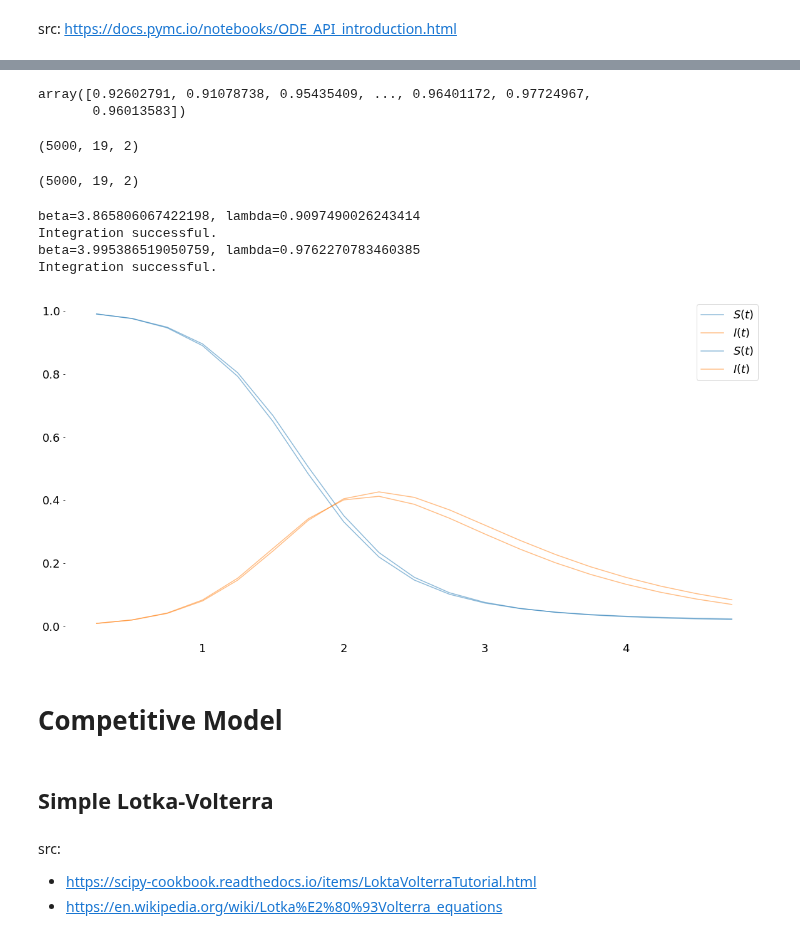
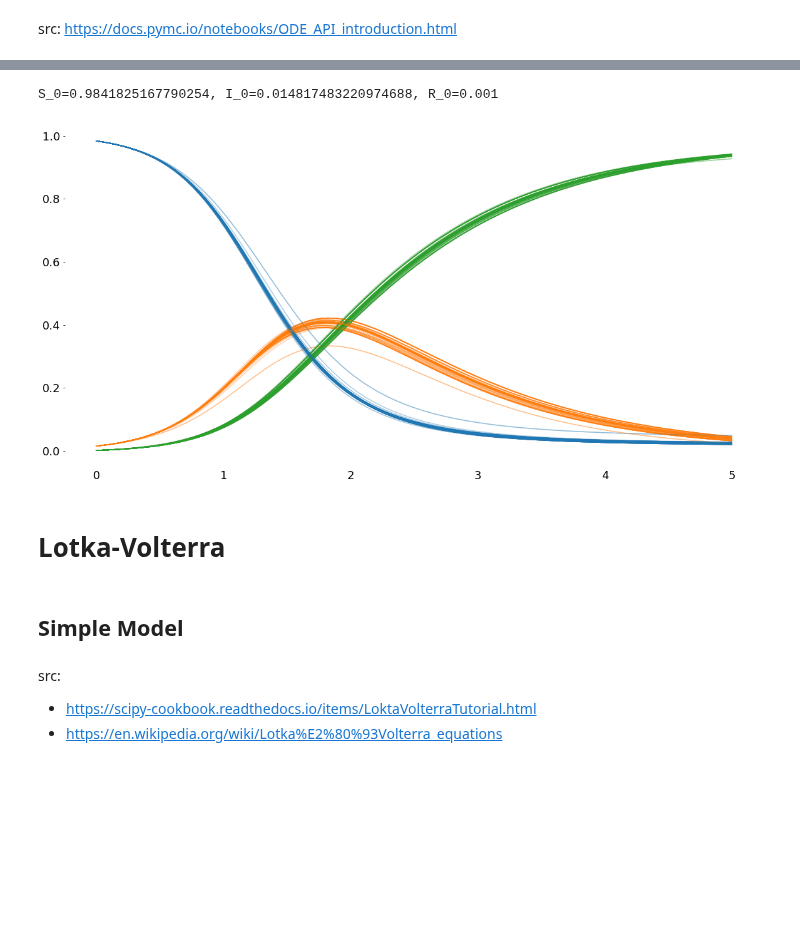
Before and after one commit to hsteinshiromoto/blog, a Jupyter notebook: notebooks/competitive_opinions/competitive_opinions.ipynb, the cells around one changed output, grey strips where cells are left out. Cells and saved outputs as stored; diff of their text form; code cells hidden in the pictures; blank space fills up the shorter version.

```diff
--- a/notebooks/competitive_opinions/competitive_opinions.ipynb
+++ b/notebooks/competitive_opinions/competitive_opinions.ipynb
@@ -78,0 +111,17 @@ Integration successful.
+# %%
+with pm.Model() as model:
+    sigma = pm.HalfCauchy('sigma', 1, shape=3)
+
+    # R0 is bounded below by 1 because we see an epidemic has occured
+    R0 = pm.Bound(pm.Normal, lower=1)('R0', 2, 3)
+    lam = pm.Lognormal('lambda', pm.math.log(2), 2)
+    beta = pm.Deterministic('beta', lam*R0)
+
+    curves = f_stocastic(x0, theta=[beta, lam])
+
+    Y = pm.Lognormal('Y', mu=pm.math.log(curves), sd=sigma, observed=xobs)
+
+    prior = pm.sample_prior_predictive()
+    trace = pm.sample(64, tune=10, cores=5, target_accept=0.9, return_inferencedata=False)
+    posterior_predictive = pm.sample_posterior_predictive(trace)
+    data = az.from_pymc3(trace=trace, prior = prior, posterior_predictive = posterior_predictive)
@@ -161,57 +165,24 @@ array([[<matplotlib.axes._subplots.AxesSubplot object at 0x...>,
-# %%
-trace["lambda"]
-# %% [output]
-array([0.92602791, 0.91078738, 0.95435409, ..., 0.96401172, 0.97724967,
-       0.96013583])
-# %%
-posterior_predictive["Y"].shape
-# %% [output]
-(5000, 19, 2)
-# %%
-np.asarray(posterior_predictive["Y"]).shape
-# %% [output]
-(5000, 19, 2)
 # %%
-def f(y, t, p):
-
-    ds = -p[0]*y[0]*y[1]
-    di = p[0]*y[0]*y[1] - p[1]*y[1]
-
-    return np.array([ds, di])
-
-t=np.arange(0.25, 5, 0.25)
-for i in range(np.asarray(posterior_predictive["Y"]).shape[2]):
+# x0 = np.random.uniform(0, 0.05)
+# x0 = [1-x0, x0]
+print(f"S_0={x0[0]}, I_0={x0[1]}, R_0={x0[2]}")
+# t=np.arange(0.25, 5, 0.25)
+for i in range(round(np.asarray(posterior_predictive["Y"]).shape[0])):
     ndx = np.random.randint(0, len(trace))
     beta, lam = trace[ndx]['beta'], trace[ndx]['lambda']
-    print(f"beta={beta}, lambda={lam}")
 
-#     def f(y, t, p):
-
-#     ds = -p[0]*y[0]*y[1]
-#     di = p[0]*y[0]*y[1] - p[1]*y[1]
-
-#     return np.array([ds, di])
-
-#     np.linspace(0, 15,  1000)
-#     y0=[0.99, 0.01]
-
-#     beta,gamma = 4,1.0
-#     # Create true curves
-    y, infodict = odeint(f, y0=[0.99, 0.01], t=t, args=((beta,lam),), rtol=1e-8, full_output=True)
-    plt.plot(t, y[:,0], color='C0', alpha=0.5, label=f'$S(t)$')
-    plt.plot(t, y[:,1], color ='C1', alpha=0.5, label=f'$I(t)$')
-    plt.legend()
-    print(infodict["message"])
+    # Create true curves
+    y, infodict = odeint(f, x0, t, args=((beta, lam),), rtol=1e-8, full_output=True)
+    plt.plot(t, y[:,0], color='C0', alpha=0.1, label=f'$S(t)$')
+    plt.plot(t, y[:,1], color ='C1', alpha=0.1, label=f'$I(t)$')
+    plt.plot(t, y[:,2], color ='C2', alpha=0.1, label=f'$R(t)$')
 # %% [output]
-beta=3.865806067422198, lambda=0.9097490026243414
-Integration successful.
-beta=3.995386519050759, lambda=0.9762270783460385
-Integration successful.
+S_0=0.9841825167790254, I_0=0.014817483220974688, R_0=0.001
-[figure, old version]
+[figure, new version]
+# %% [markdown]
+# Lotka-Volterra
 # %% [markdown]
-# Competitive Model
+## Simple Model
-# %% [markdown]
-## Simple Lotka-Volterra
 # %% [markdown]
 src:
 * https://scipy-cookbook.readthedocs.io/items/LoktaVolterraTutorial.html
```
Also changed, not shown: parts of 24 cells of this notebook, 1 other file.
